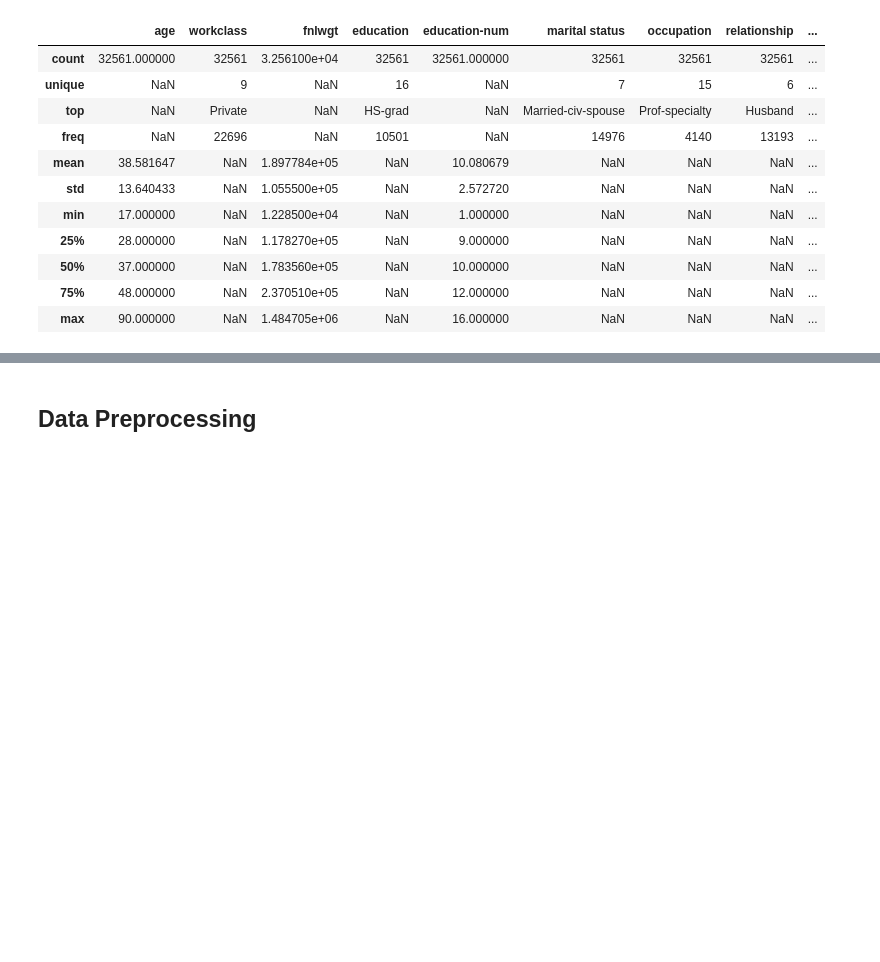
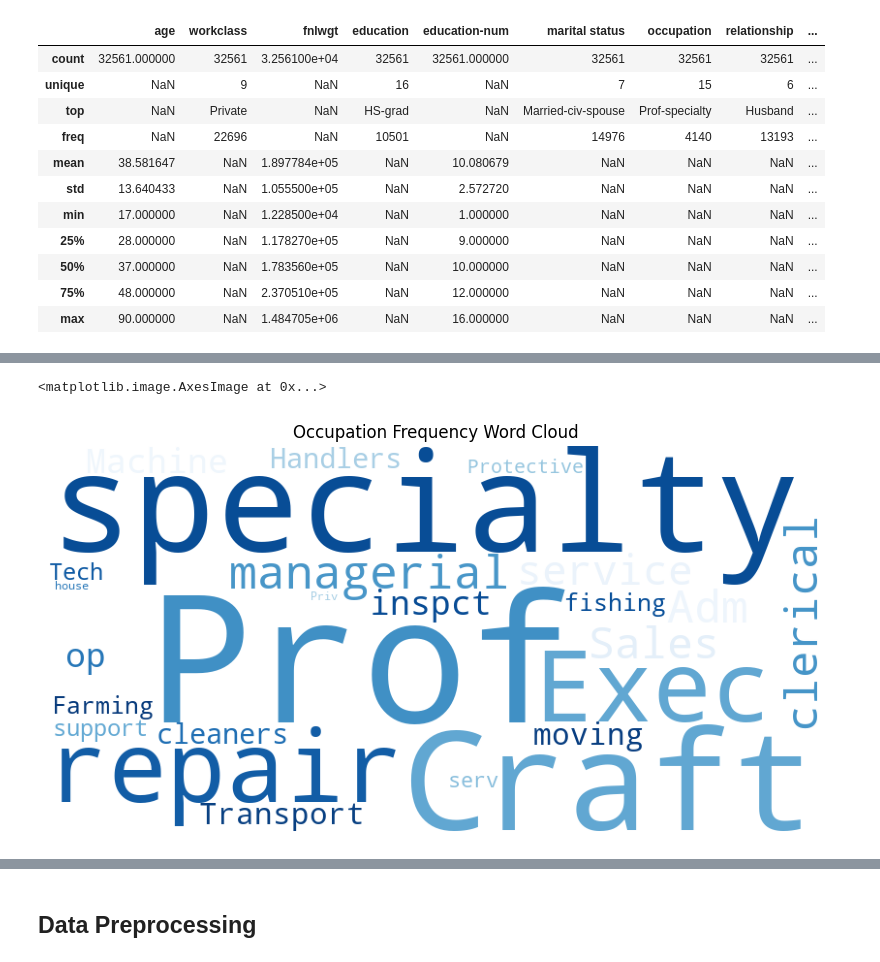
Before and after one commit to 9vek/IN6227-Assignment-1.2, a Jupyter notebook: compare-knn-dt.ipynb, the cells around one changed output, grey strips where cells are left out. Drawn from its saved outputs; the diff is of its cells as text; code cells hidden in the pictures; blank space fills up the shorter version.

```diff
--- a/compare-knn-dt.ipynb
+++ b/compare-knn-dt.ipynb
@@ -53,0 +98,11 @@ imported test set size: 16281
+# %%
+occupation_list = train_set['occupation']
+plt.figure(figsize=(10,10))
+wc = WordCloud(max_words=500, min_font_size=10, height=400, width=800, collocations=False,
+               colormap='Blues', background_color='white').generate(' '.join(occupation_list))
+plt.title('Occupation Frequency Word Cloud')
+plt.axis('off')
+plt.imshow(wc)
+# %% [output]
+<matplotlib.image.AxesImage at 0x...>
+[figure, added]
```
Also changed, not shown: parts of 11 cells of this notebook.
